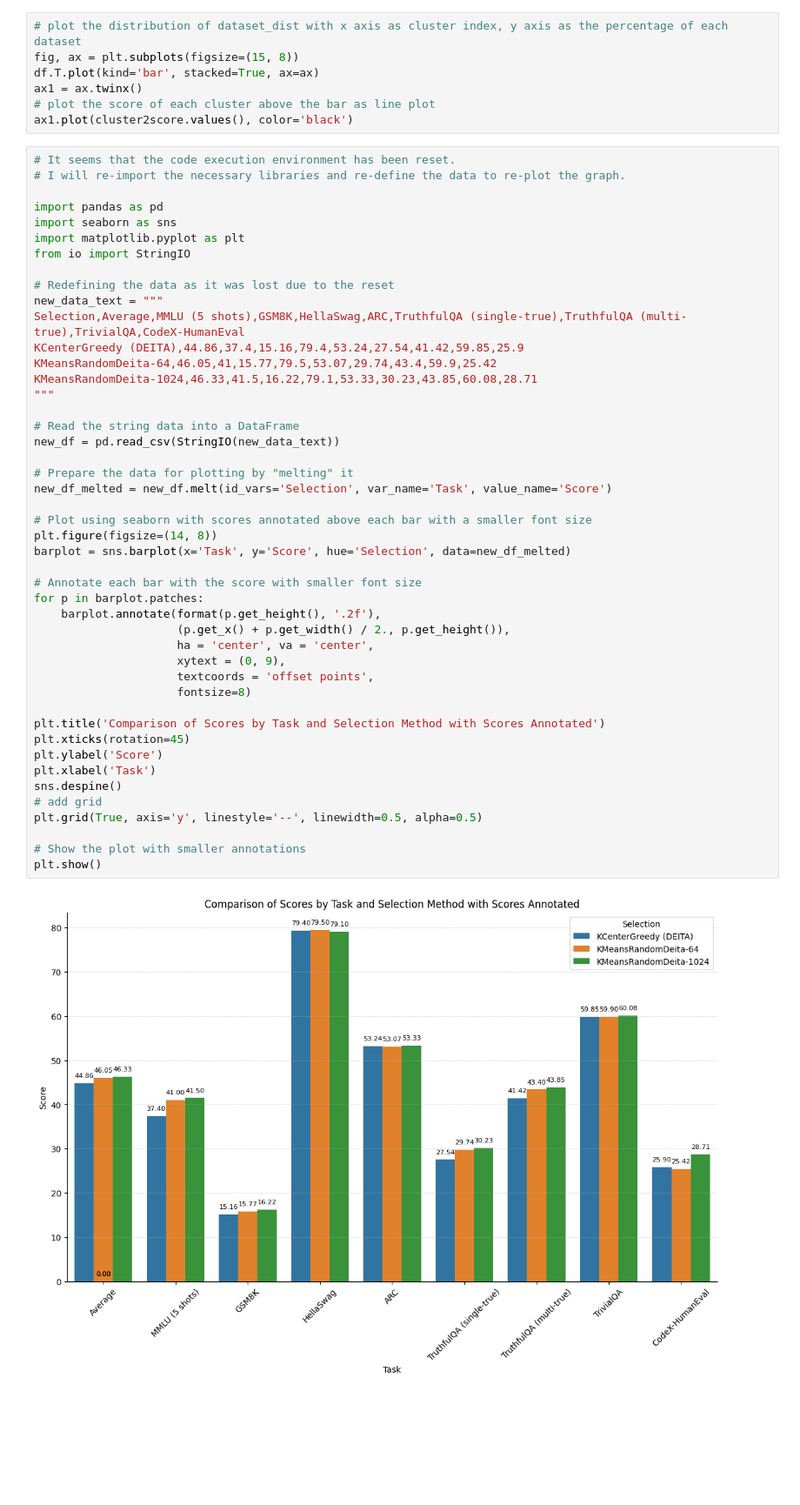
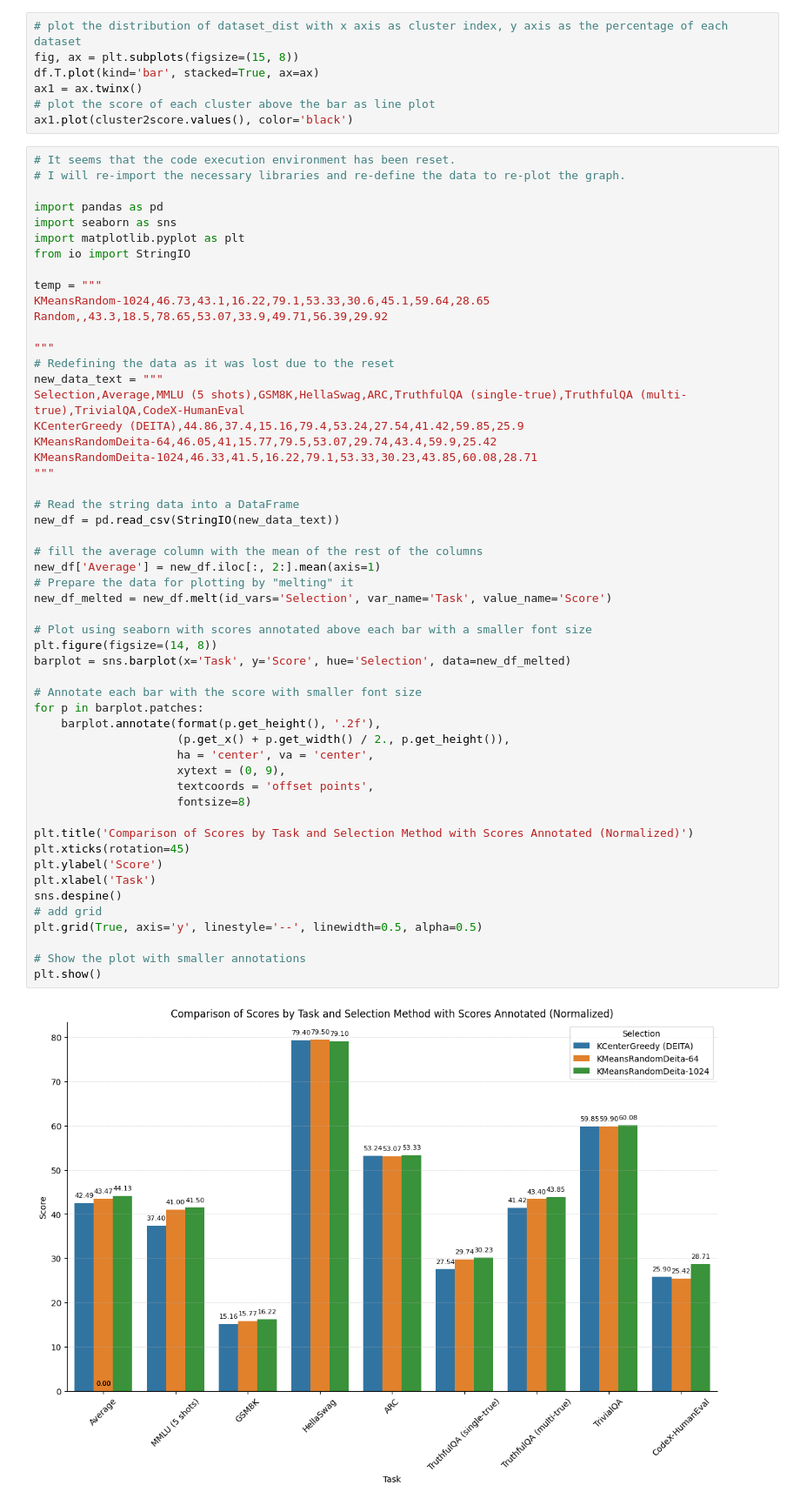
Before and after one commit to for-ai/iterative-data-selection, a Jupyter notebook: selection/notebooks/cohere_plot.ipynb, the cells around one changed output. Shown: that part at 87% size. Saved outputs shown, nothing was run; the diff lists cells and outputs as text; blank space fills up the shorter version.

```diff
--- a/selection/notebooks/cohere_plot.ipynb
+++ b/selection/notebooks/cohere_plot.ipynb
@@ -492,6 +492,11 @@ import seaborn as sns
 import matplotlib.pyplot as plt
 from io import StringIO
 
+temp = """
+KMeansRandom-1024,46.73,43.1,16.22,79.1,53.33,30.6,45.1,59.64,28.65
+Random,,43.3,18.5,78.65,53.07,33.9,49.71,56.39,29.92
+
+"""
 # Redefining the data as it was lost due to the reset
 new_data_text = """
 Selection,Average,MMLU (5 shots),GSM8K,HellaSwag,ARC,TruthfulQA (single-true),TruthfulQA (multi-true),TrivialQA,CodeX-HumanEval
@@ -502,32 +507,34 @@ KMeansRandomDeita-1024,46.33,41.5,16.22,79.1,53.33,30.23,43.85,60.08,28.71
 
 # Read the string data into a DataFrame
 new_df = pd.read_csv(StringIO(new_data_text))
 
+# fill the average column with the mean of the rest of the columns
+new_df['Average'] = new_df.iloc[:, 2:].mean(axis=1)
 # Prepare the data for plotting by "melting" it
 new_df_melted = new_df.melt(id_vars='Selection', var_name='Task', value_name='Score')
 
 # Plot using seaborn with scores annotated above each bar with a smaller font size
 plt.figure(figsize=(14, 8))
 barplot = sns.barplot(x='Task', y='Score', hue='Selection', data=new_df_melted)
 
 # Annotate each bar with the score with smaller font size
 for p in barplot.patches:
     barplot.annotate(format(p.get_height(), '.2f'),
                      (p.get_x() + p.get_width() / 2., p.get_height()),
                      ha = 'center', va = 'center',
                      xytext = (0, 9),
                      textcoords = 'offset points',
                      fontsize=8)
 
-plt.title('Comparison of Scores by Task and Selection Method with Scores Annotated')
+plt.title('Comparison of Scores by Task and Selection Method with Scores Annotated (Normalized)')
 plt.xticks(rotation=45)
 plt.ylabel('Score')
 plt.xlabel('Task')
 sns.despine()
 # add grid
 plt.grid(True, axis='y', linestyle='--', linewidth=0.5, alpha=0.5)
 
 # Show the plot with smaller annotations
 plt.show()
 # %% [output]
-[figure, old version]
+[figure, new version]
```
Also changed, not shown: 1 other file.
